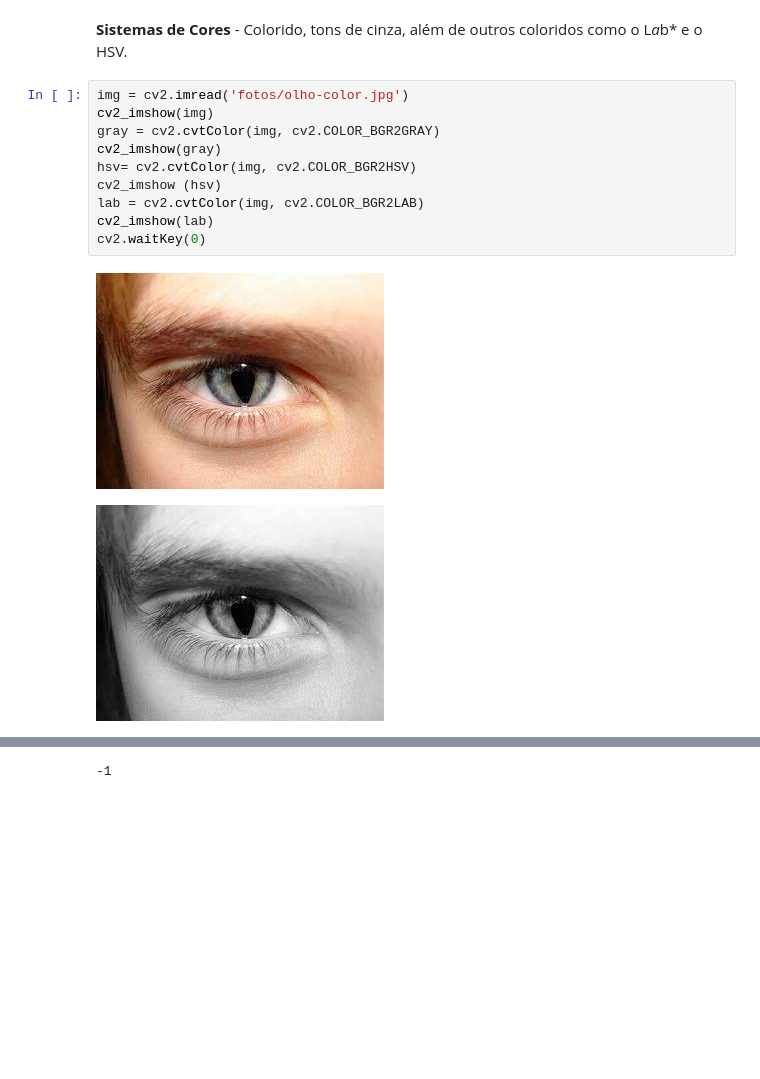
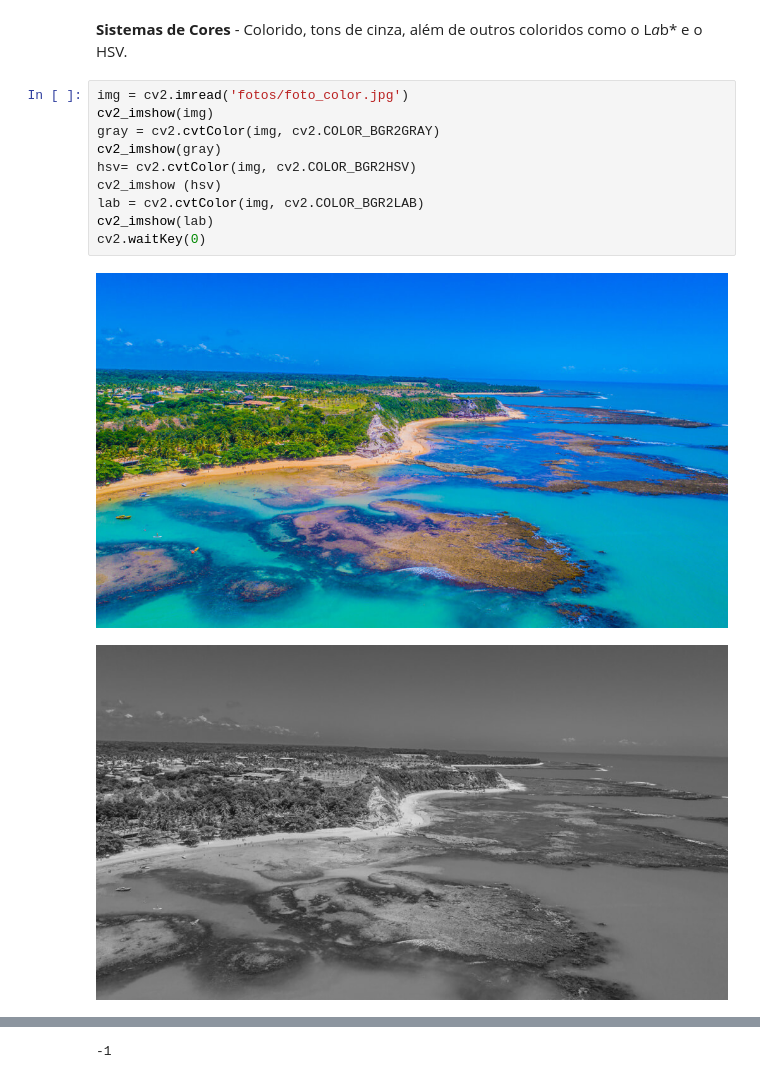
Before and after one commit to Gedionir/Dimensionalidade_Redes_Neurais, a Jupyter notebook: Binarização.ipynb, the cells around one changed output, grey strips where cells are left out. Drawn from its saved outputs; the diff is of its cells as text; blank space fills up the shorter version.

```diff
--- a/Binarização.ipynb
+++ b/Binarização.ipynb
@@ -39,15 +39,15 @@ cv2.waitKey(0)
 # %% [markdown]
 **Sistemas de Cores** - Colorido, tons de cinza, além de outros coloridos como o L*a*b* e o HSV.
 # %%
-img = cv2.imread('fotos/olho-color.jpg')
+img = cv2.imread('fotos/foto_color.jpg')
 cv2_imshow(img)
 gray = cv2.cvtColor(img, cv2.COLOR_BGR2GRAY)
 cv2_imshow(gray)
 hsv= cv2.cvtColor(img, cv2.COLOR_BGR2HSV)
 cv2_imshow (hsv)
 lab = cv2.cvtColor(img, cv2.COLOR_BGR2LAB)
 cv2_imshow(lab)
 cv2.waitKey(0)
 # %% [output]
-[figure, old version]
+[figure, new version]
-[figure, old version]
+[figure, new version]
```
Also changed, not shown: parts of 2 cells of this notebook.
